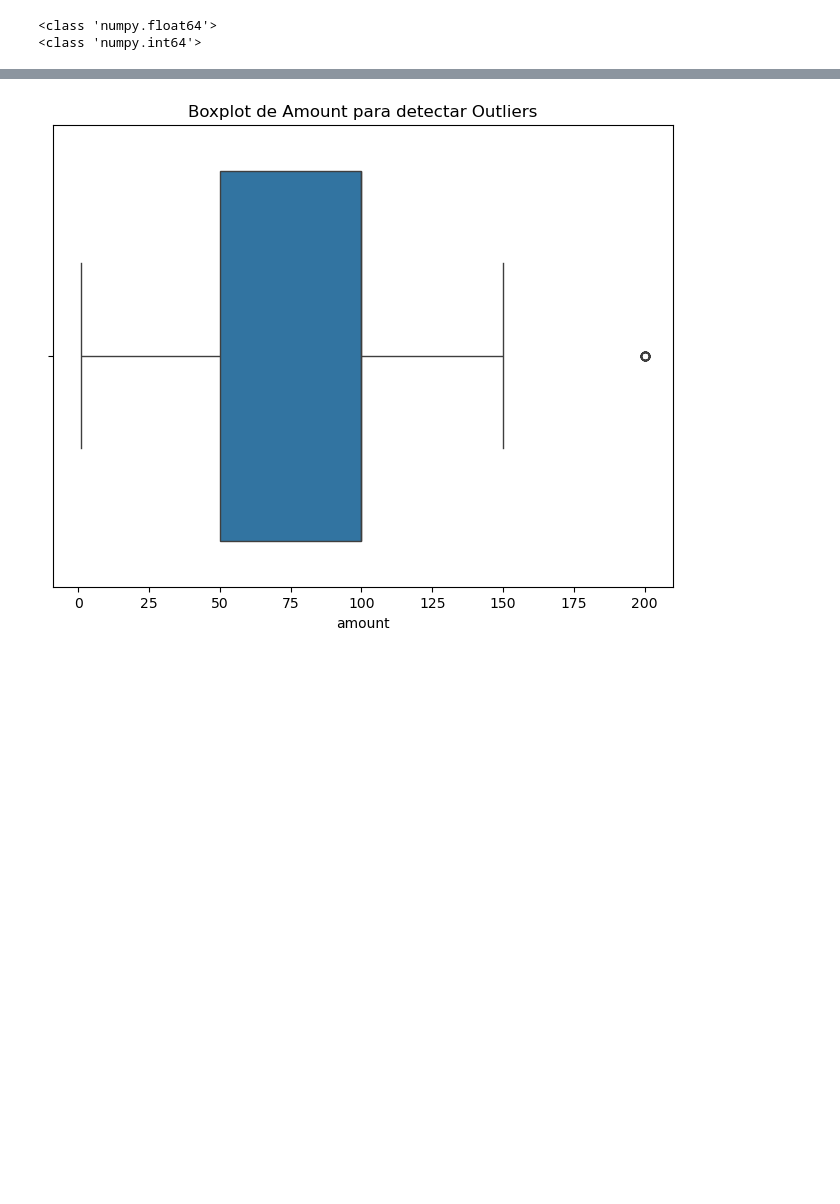
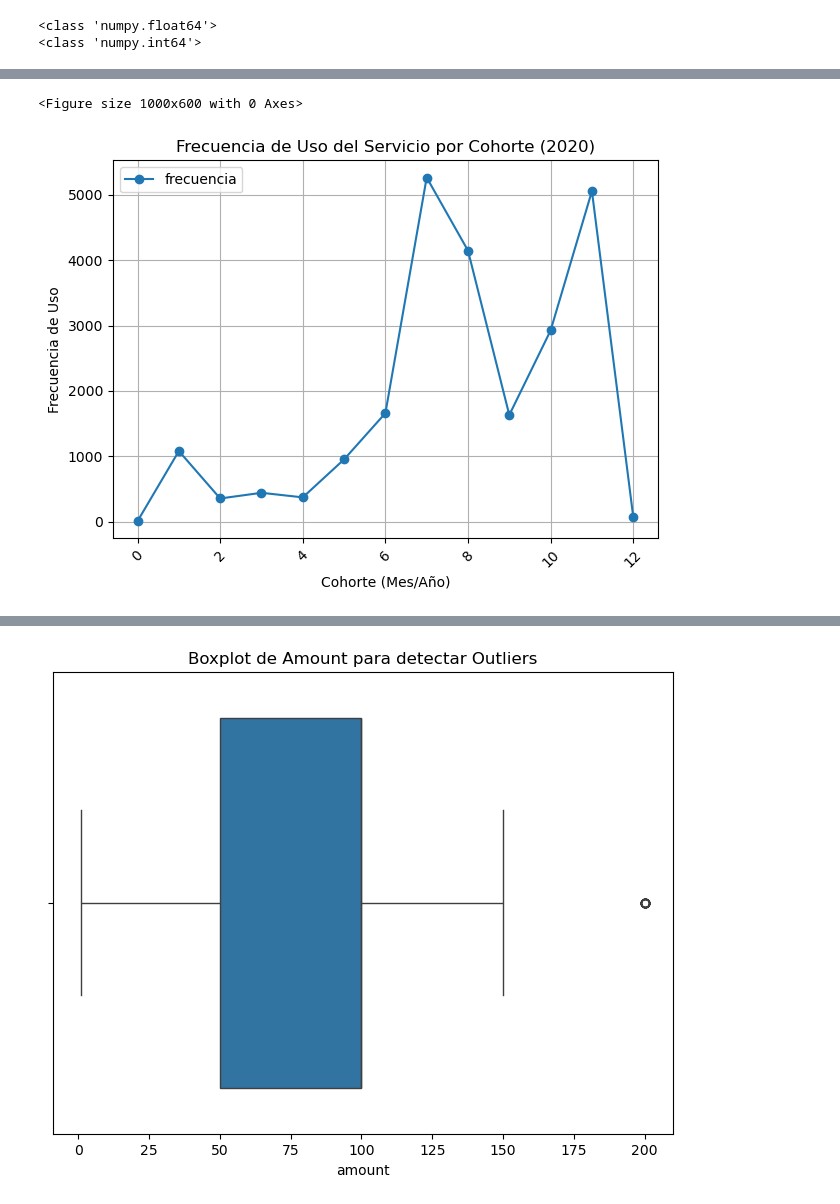
Before and after one commit to cutmountain/ironhack-data-analytics, a Jupyter notebook: modulo-1/sesion-15/project-1-ironhack-payments-es-main/ironhack-payments.ipynb, the cells around one changed output, grey strips where cells are left out. Drawn from its saved outputs; the diff is of its cells as text; code cells hidden in the pictures; blank space fills up the shorter version.

```diff
--- a/modulo-1/sesion-15/project-1-ironhack-payments-es-main/ironhack-payments.ipynb
+++ b/modulo-1/sesion-15/project-1-ironhack-payments-es-main/ironhack-payments.ipynb
@@ -189,7 +186,5 @@ print(type(cash['user_id'][0]))
 # %% [output]
 <class 'numpy.float64'>
 <class 'numpy.int64'>
-# %%
-cash = cash.drop('deleted_account_id', axis=1)
 # %%
 # Averiguar filas con Null en cash_request_id
@@ -244,0 +294,2 @@ fees.head()
+# %%
+cash_cohorts = pd.merge(cash, grouped1st, on='id_usuario')
@@ -244,0 +330,4 @@ fees.head()
+# %%
+cash_cohorts = cash_cohorts.rename(columns={'id': 'cash_request_id'})
+all = pd.merge(cash_cohorts, fees, on='cash_request_id')
+all.head()
@@ -244,0 +372,5 @@ fees.head()
+# %%
+#frecuencia_uso = cash_cohorts.groupby(['cohorte'])['id_usuario'].count().reset_index(name='frecuencia')
+frecuencia_uso = cash_cohorts.groupby(['cohorte','id_usuario'])['created_at_x'].count().reset_index(name='frecuencia')
+frecuencia_uso = frecuencia_uso.groupby('cohorte')['frecuencia'].sum()
+frecuencia_uso.head()
@@ -244,0 +385,14 @@ fees.head()
+# %%
+# Crear un gráfico de líneas para visualizar la frecuencia de uso por cohorte
+plt.figure(figsize=(10, 6))
+frecuencia_uso.plot(kind='line', marker='o')
+plt.title('Frecuencia de Uso del Servicio por Cohorte (2020)')
+plt.xlabel('Cohorte (Mes/Año)')
+plt.ylabel('Frecuencia de Uso')
+plt.grid(True)
+plt.xticks(rotation=45)
+plt.tight_layout()
+plt.show()
+# %% [output]
+<Figure size 1000x600 with 0 Axes>
+[figure, added]
```
Also changed, not shown: parts of 34 cells of this notebook.
